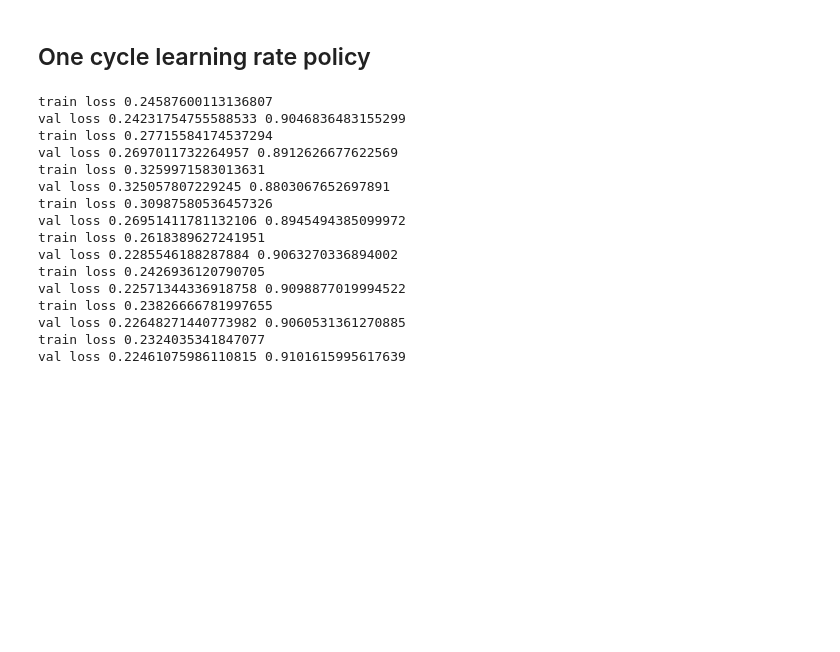
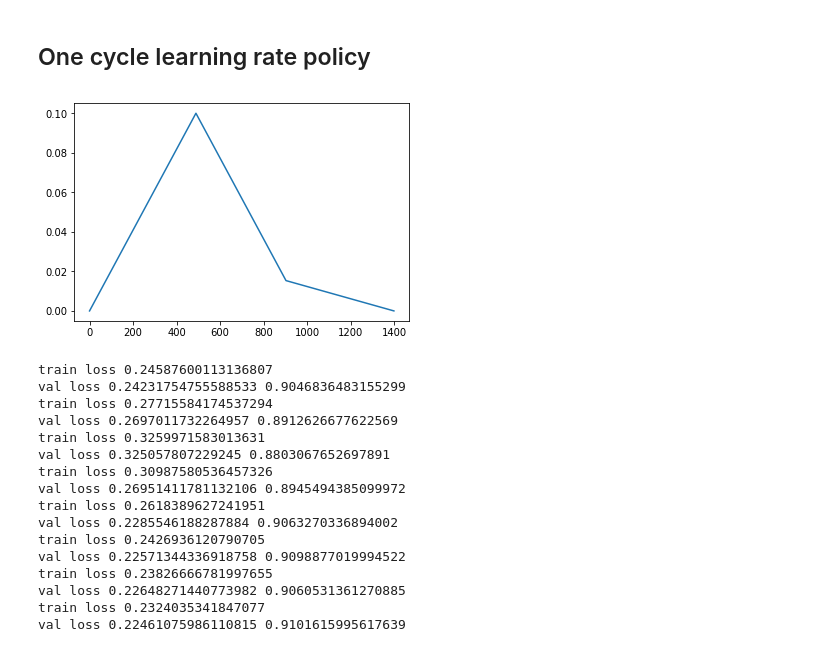
Before and after one commit to yanneta/deep-learning-with-pytorch, a Jupyter notebook: lesson3.ipynb, the cells around one changed output. Drawn from its saved outputs; the diff is of its cells as text; code cells hidden in the pictures; blank space fills up the shorter version.

```diff
--- a/lesson3.ipynb
+++ b/lesson3.ipynb
@@ -375,6 +444,12 @@ def get_triangular_lr2(lr_low, lr_high, stepesize):
     delta2 = (lrs2[-1] - lr_low)/(iter3)
     lrs3 = [lrs2[-1] - i*(delta2) for i in range(1, iter3+1)]
     return lrs1+lrs2+lrs3
+# %%
+lrs = get_triangular_lr2(1e-5, 0.1, 700)
+plt.plot(lrs)
+plt.show()
+# %% [output]
+[figure, added]
 # %%
 def train_triangular_policy(model, train_dl, valid_dl, lr_low=1e-5, lr_high=0.01, epochs=4):
     idx = 0
```
Also changed, not shown: parts of 16 cells of this notebook.
